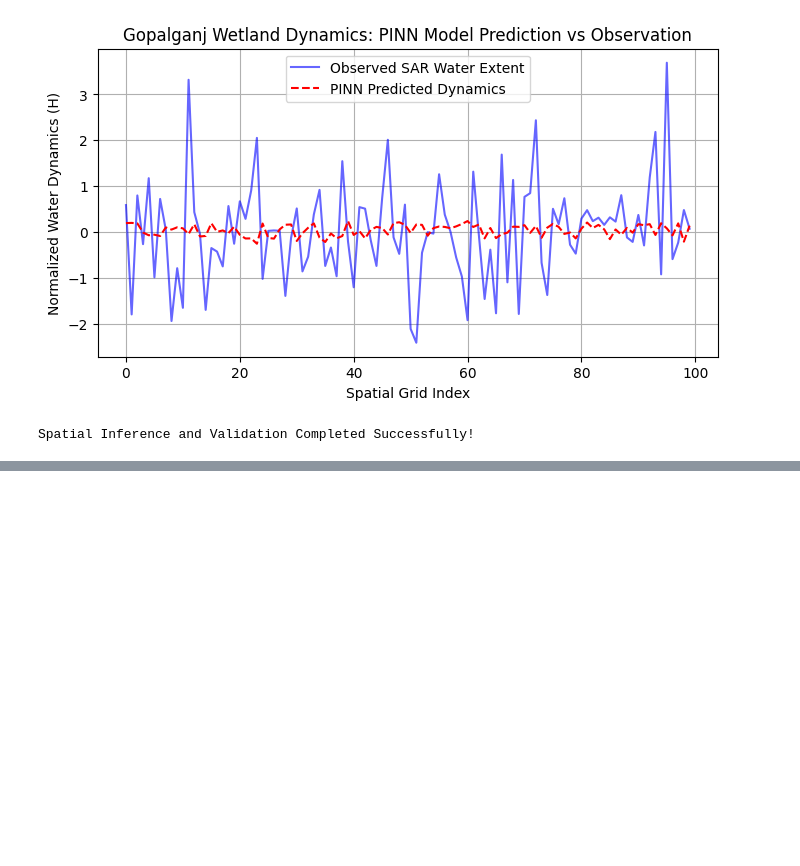
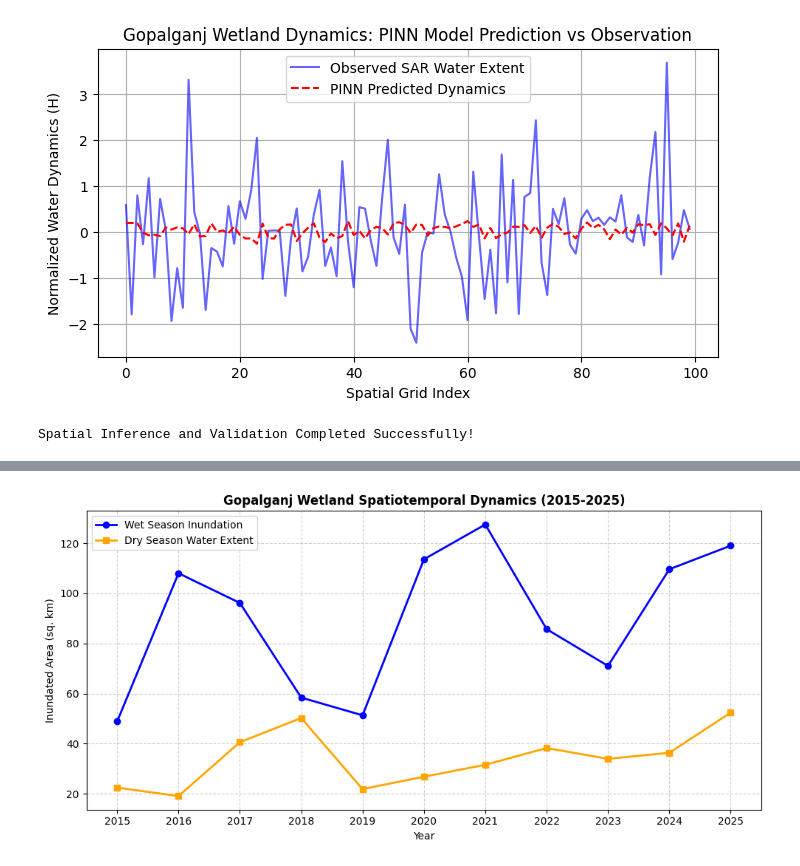
Before and after one commit to prattayabsmrstu/Wetland_Advance, a Jupyter notebook: Copy_of_Wetlands_final_Code.ipynb, the cells around one changed output, grey strips where cells are left out. Cells and saved outputs as stored; diff of their text form; code cells hidden in the pictures; blank space fills up the shorter version.

```diff
--- a/Copy_of_Wetlands_final_Code.ipynb
+++ b/Copy_of_Wetlands_final_Code.ipynb
@@ -294,0 +757,97 @@ Spatial Inference and Validation Completed Successfully!
+# %%
+import ee
+
+# ১. জিইই ইনিশিয়ালাইজেশন
+try:
+    ee.Initialize(project='wetland-514509')
+except Exception as e:
+    ee.Authenticate()
+    ee.Initialize(project='wetland-514509')
+
+# ২. গোপালগঞ্জ জেলার বাউন্ডারি লোড করা
+gopalganj = ee.FeatureCollection("FAO/GAUL/2015/level2") \
+    .filter(ee.Filter.eq("ADM0_NAME", "Bangladesh")) \
+    .filter(ee.Filter.eq("ADM2_NAME", "Gopalganj"))
+
+region = gopalganj.geometry()
+folder_id = '1hdQah8IDuQKdARCxRc-mtKWMBNfXUOxG' # আপনার ড্রাইভ ফোল্ডার আইডি
+
+# ৩. সেন্টিনেল-১ SAR কালেকশন লোড করা
+s1 = ee.ImageCollection('COPERNICUS/S1_GRD') \
+    .filterBounds(gopalganj) \
+    .filter(ee.Filter.listContains('transmitterReceiverPolarisation', 'VV')) \
+    .filter(ee.Filter.eq('instrumentMode', 'IW'))
+
+# ৪. ২০১৫ থেকে ২০২৫ সাল পর্যন্ত প্রতি বছরের পানির ক্ষেত্রফল (Area) হিসাব করার ফাংশন
+years = list(range(2015, 2026))
+
+def calculate_annual_area(yr):
+    # শুষ্ক মৌসুম (জানুয়ারি - মার্চ)
+    dry_img = s1.filterDate(f'{yr}-01-01', f'{yr}-03-31').select('VV').mean().clip(gopalganj)
+    dry_water = dry_img.lt(-15)
+    dry_area = dry_water.multiply(ee.Image.pixelArea()).reduceRegion(
+        reducer=ee.Reducer.sum(),
+        geometry=region,
+        scale=30,
+        maxPixels=1e13
+    ).get('VV')
+
+    # বর্ষাকাল (জুলাই - সেপ্টেম্বর)
+    wet_img = s1.filterDate(f'{yr}-07-01', f'{yr}-09-30').select('VV').mean().clip(gopalganj)
+    wet_water = wet_img.lt(-15)
+    wet_area = wet_water.multiply(ee.Image.pixelArea()).reduceRegion(
+        reducer=ee.Reducer.sum(),
+        geometry=region,
+        scale=30,
+        maxPixels=1e13
+    ).get('VV')
+
+    # স্কয়ার কিলোমিটার (sq km) এ রূপান্তর করা
+    return ee.Feature(None, {
+        'Year': yr,
+        'Dry_Season_Area_sqkm': ee.Number(dry_area).divide(1e6),
+        'Wet_Season_Area_sqkm': ee.Number(wet_area).divide(1e6)
+    })
+
+# সব বছরের ডেটা একসাথে কালেকশন করা
+time_series_fc = ee.FeatureCollection(list(map(calculate_annual_area, years)))
+
+# ৫. CSV ফাইল হিসেবে গুগল ড্রাইভে এক্সপোর্ট করা
+task = ee.batch.Export.table.toDrive(
+    collection=time_series_fc,
+    description='Gopalganj_Wetland_Area_TimeSeries_2015_2025',
+    folder=folder_id,
+    fileNamePrefix='gopalganj_wetland_area_timeseries',
+    fileFormat='CSV'
+)
+
+task.start()
+print("Time-series area CSV export task initiated successfully! Check your GEE Tasks tab.")
+
+import pandas as pd
+import matplotlib.pyplot as plt
+
+# জিইই কালেকশন থেকে ডেটা লোকাল মেমরিতে নিয়ে আসা (১১ বছরের জন্য এটি খুবই দ্রুত কাজ করবে)
+data = time_series_fc.getInfo()['features']
+rows = [{
+    'Year': f['properties']['Year'],
+    'Dry_Season': f['properties']['Dry_Season_Area_sqkm'],
+    'Wet_Season': f['properties']['Wet_Season_Area_sqkm']
+} for f in data]
+
+df = pd.DataFrame(rows)
+
+# সরাসরি জুপিটার নোটবুকে গ্রাফ প্লট করা
+plt.figure(figsize=(10, 5))
+plt.plot(df['Year'], df['Wet_Season'], marker='o', color='blue', linewidth=2, label='Wet Season Inundation')
+plt.plot(df['Year'], df['Dry_Season'], marker='s', color='orange', linewidth=2, label='Dry Season Water Extent')
+
+plt.title('Gopalganj Wetland Spatiotemporal Dynamics (2015-2025)', fontsize=12, fontweight='bold')
+plt.xlabel('Year', fontsize=10)
+plt.ylabel('Inundated Area (sq. km)', fontsize=10)
+plt.xticks(df['Year'])
+plt.legend()
+plt.grid(True, linestyle='--', alpha=0.6)
+plt.tight_layout()
+plt.show()
+# %% [output]
@@ -294,0 +855 @@ Spatial Inference and Validation Completed Successfully!
+[figure, added]
```
Also changed, not shown: parts of 13 cells of this notebook.
